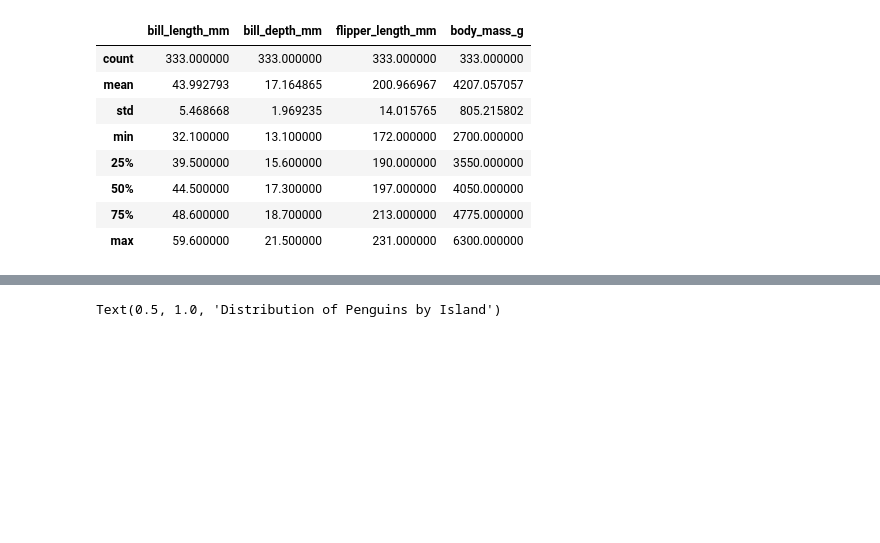
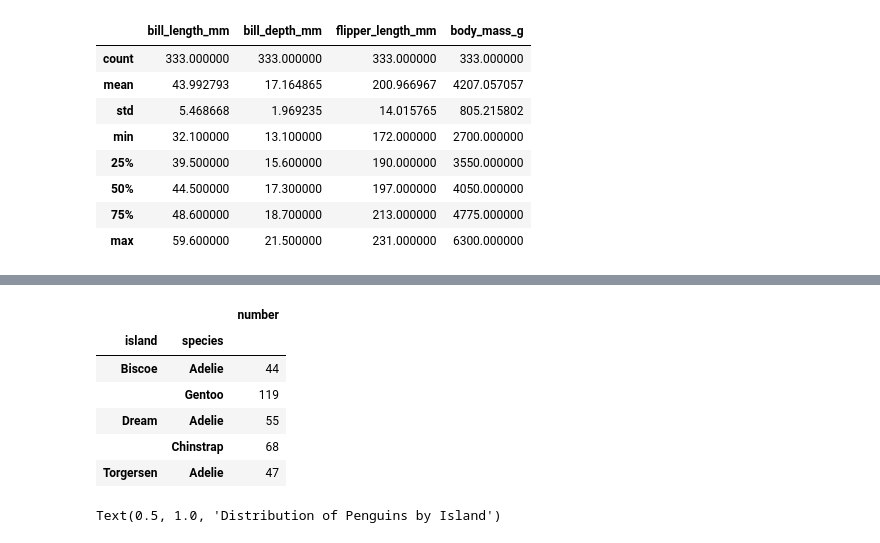
Before and after one commit to ermelinda-q/data_analytics, a Jupyter notebook: penguins.ipynb, the cells around one changed output, grey strips where cells are left out. Saved outputs shown, nothing was run; the diff lists cells and outputs as text; code cells hidden in the pictures; blank space fills up the shorter version.

```diff
--- a/penguins.ipynb
+++ b/penguins.ipynb
@@ -270 +280,13 @@ sns.histplot(data=df, x="body_mass_g")
+# %%
+# Distribution of penguins in each island.
+penguins_in_islands = pd.DataFrame(df.groupby(["island", "species"])['island'].count().rename('number'))
+penguins_in_islands
+# %% [output]
+|  |  | number |
+| island | species |  |
+| Biscoe | Adelie | 44 |
+|  | Gentoo | 119 |
+| Dream | Adelie | 55 |
+|  | Chinstrap | 68 |
+| Torgersen | Adelie | 47 |
 # %%
```
Also changed, not shown: parts of 20 cells of this notebook.
